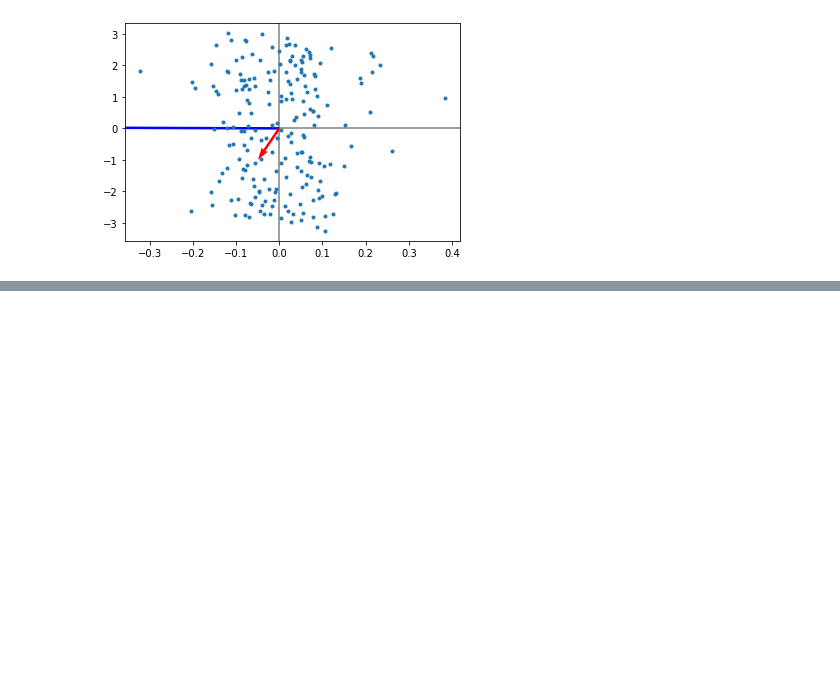
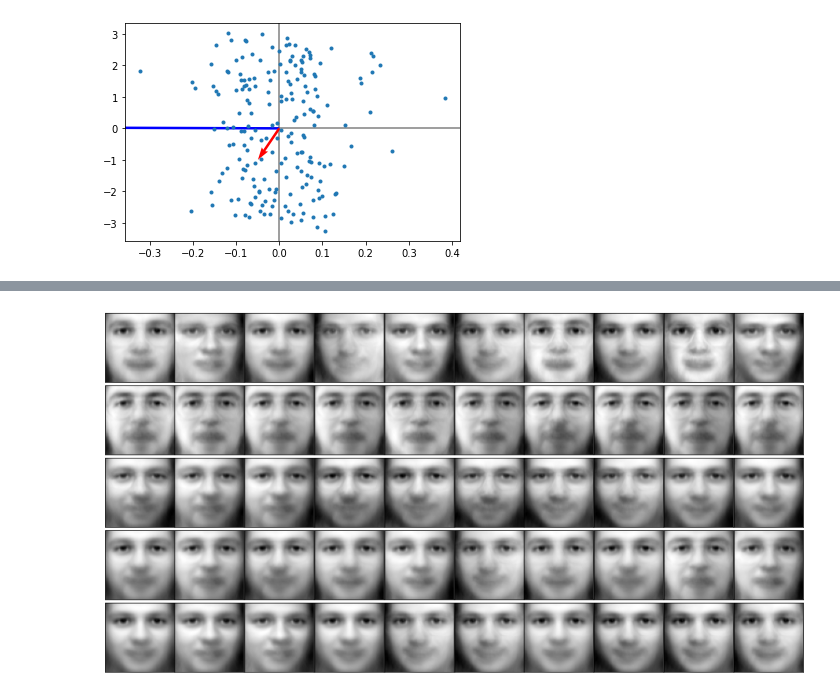
Before and after one commit to mazzaroli/algebra_lineal_para_MachineLearning, a Jupyter notebook: notas.ipynb, the cells around one changed output, grey strips where cells are left out. Cells and saved outputs as stored; diff of their text form; code cells hidden in the pictures; blank space fills up the shorter version.

```diff
--- a/notas.ipynb
+++ b/notas.ipynb
@@ -1378,0 +1458,13 @@ plt.plot(xy_nuevo[0,:],  xy_nuevo[1,:]/10, '.')
+# %%
+# Especificamos que en 5 filas queremos 10 imagenes de un sujeto dado por las nuevas componentes principales recoinstruido en base a la proyeccion
+filas = 5
+columnas = 10
+
+fig, axes = plt.subplots(filas, columnas, figsize=(15,8),
+                         subplot_kw = {'xticks' : [], 'yticks':[]},
+                         gridspec_kw = dict(hspace = 0.01, wspace = 0.01))
+
+for i, ax in enumerate(axes.flat):
+    ax.imshow(proyeccion[i].reshape(64,64), cmap = "gray")
+# %% [output]
+[figure, added]
```
Also changed, not shown: parts of 22 cells of this notebook.
